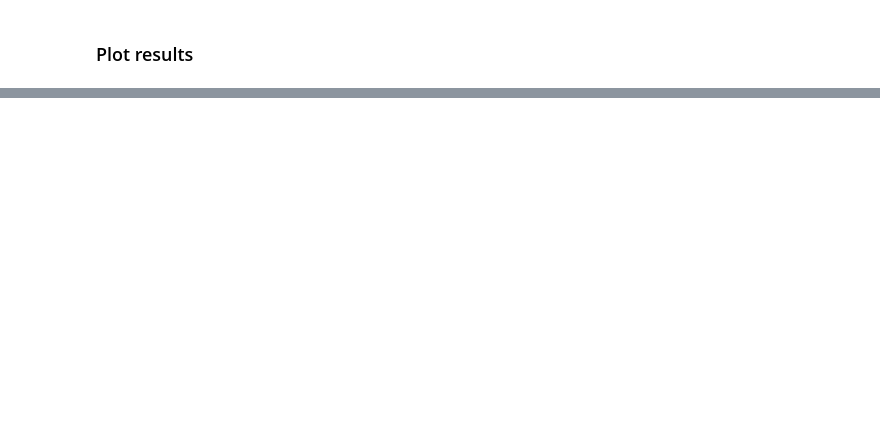
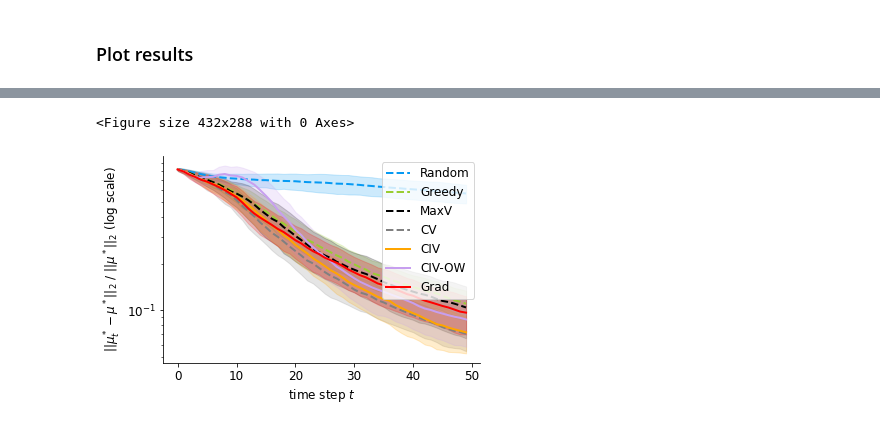
Before and after one commit to Rushil-Gupta/actlearn_optint, a Jupyter notebook: optint/gradient_notebook.ipynb, the cells around one changed output, grey strips where cells are left out. Cells and saved outputs as stored; diff of their text form; code cells hidden in the pictures; blank space fills up the shorter version.

```diff
--- a/optint/gradient_notebook.ipynb
+++ b/optint/gradient_notebook.ipynb
@@ -187,3 +257,49 @@ plt.tight_layout()
+# %%
+#5 target nodes
+mu_MSEs = []
+for i in range(num_instances):
+	Prob = Probs[i]
+	problem = problems[i]
+	mu_mses = {k:[] for k in ['passive', 'greedy', 'maxv', 'cv', 'civ', 'civow', 'grad']}
+	for r in range(opts.R):
+		for k in ['passive', 'greedy', 'maxv', 'cv', 'civ', 'civow', 'grad']:
+			mse = []
+			for prob in Prob[k][r]:
+				errs = abs(np.dot(problem.A,np.dot(np.eye(problem.nnodes)-np.array(prob['mean']),problem.mu_target)) - problem.mu_target)
+				mse.append(np.linalg.norm(np.concatenate(errs)) / np.linalg.norm(problem.mu_target))
+			mu_mses[k].append(mse)
+	mu_MSEs.append(mu_mses)
+
+plt.clf()
+fig, ax = plt.subplots(1,1,figsize=(5.6,3.8))
+plt.rcParams.update({'font.size': 12})
+
+plt.yscale('log')
+
+labels = ['Random', 'Greedy', 'MaxV', 'CV', 'CIV', 'CIV-OW', 'Grad']
+colors = ['#069AF3', '#9ACD32', 'black', 'grey', 'orange', '#C79FEF', 'red']
+markers = ['^', 'o', 'o', 'o', 's', 's', 's']
+linestyles = ['--','--','--', '--','-', '-', '-']
+for i, k in enumerate(['passive', 'greedy', 'maxv', 'cv', 'civ', 'civow', 'grad']):
+	mean = np.array([np.array(mu_MSEs[i][k]).mean(axis=0) for i in range(num_instances)]).mean(axis=0)
+	std = np.array([np.array(mu_MSEs[i][k]).std(axis=0) for i in range(num_instances)]).mean(axis=0)
+	plt.plot(range(opts.T), mean, label=labels[i], linewidth=2, color=colors[i], marker=markers[i], markersize=0, linestyle=linestyles[i])
+	plt.fill_between(range(opts.T), mean - std, mean + std, alpha=.2, color=colors[i])
+
+ax.spines.right.set_visible(False)
+ax.spines.top.set_visible(False)
+# plt.ylim(0.01,1)
+
+plt.legend(loc='upper right')
+plt.xlabel(r'time step $t$')
+plt.ylabel(r'$||\mu_t^*-\mu^*||_2~/~||\mu^*||_2$ (log scale)')
+# plt.title(f'relative distance to target mean')
+plt.tight_layout()
+
+# plt.savefig(f'figures/rebut/relative-rmse_{DAG_type}-{nnodes}-{a_size}-randtarget_new5.pdf')
+# %% [output]
+<Figure size 432x288 with 0 Axes>
+[figure, added]
 # %%
 plt.clf()
 fig, ax = plt.subplots(1,1,figsize=(4,4))
```
Also changed, not shown: parts of 13 cells of this notebook, 11 other files.
